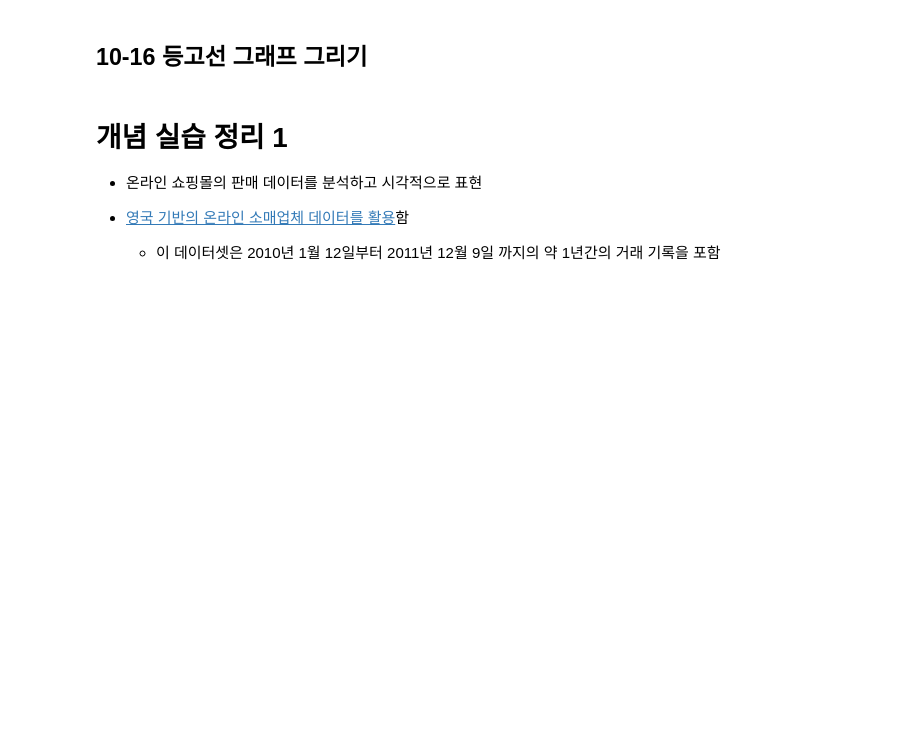
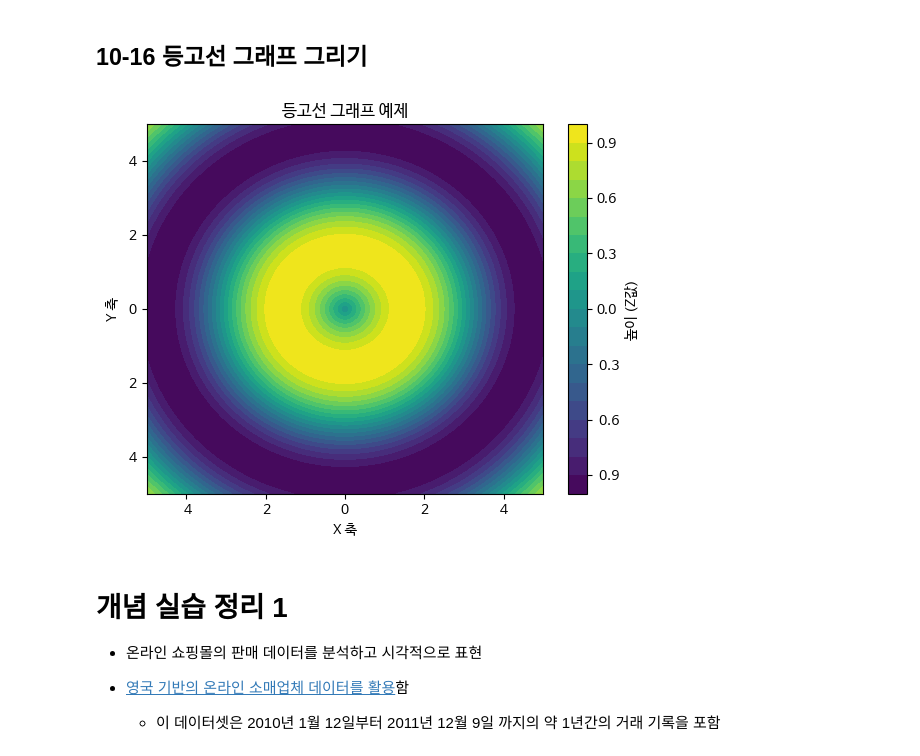
Before and after one commit to jj-it-lab/Data-Analysis-with-Open-Source, a Jupyter notebook: 오픈소스_데이터_분석_10강.ipynb, the cells around one changed output. Drawn from its saved outputs; the diff is of its cells as text; code cells hidden in the pictures; blank space fills up the shorter version.

```diff
--- a/오픈소스_데이터_분석_10강.ipynb
+++ b/오픈소스_데이터_분석_10강.ipynb
@@ -372,26 +372,29 @@ plt.show()
 # %%
 import numpy as np
 
 ## 데이터 생성
 x = np.linspace(-5, 5, 100)
 y = np.linspace(-5, 5, 100)
 X, Y = np.meshgrid(x, y)
 
 Z = np.sin(np.sqrt(X**2 + Y**2))
 
 # 등고선 그래프 그리기
-plt.
+contour = plt.contourf(X,Y,Z,levels=20)
+## plt.contour(X,Y,Z,colors='black')
 
 # 색상 막대 추가 및 레이블 설정
 cbar = plt.colorbar(contour)
 cbar.set_label('높이 (Z값)')
 
 ## 제목 및 축 레이블 설정
 plt.title("등고선 그래프 예제")
 plt.xlabel("X 축")
 plt.ylabel("Y 축")
 
 plt.show()
+# %% [output]
+[figure, added]
 # %% [markdown]
 # 개념 실습 정리 1
 
```
Also changed, not shown: parts of 1 cell of this notebook.
